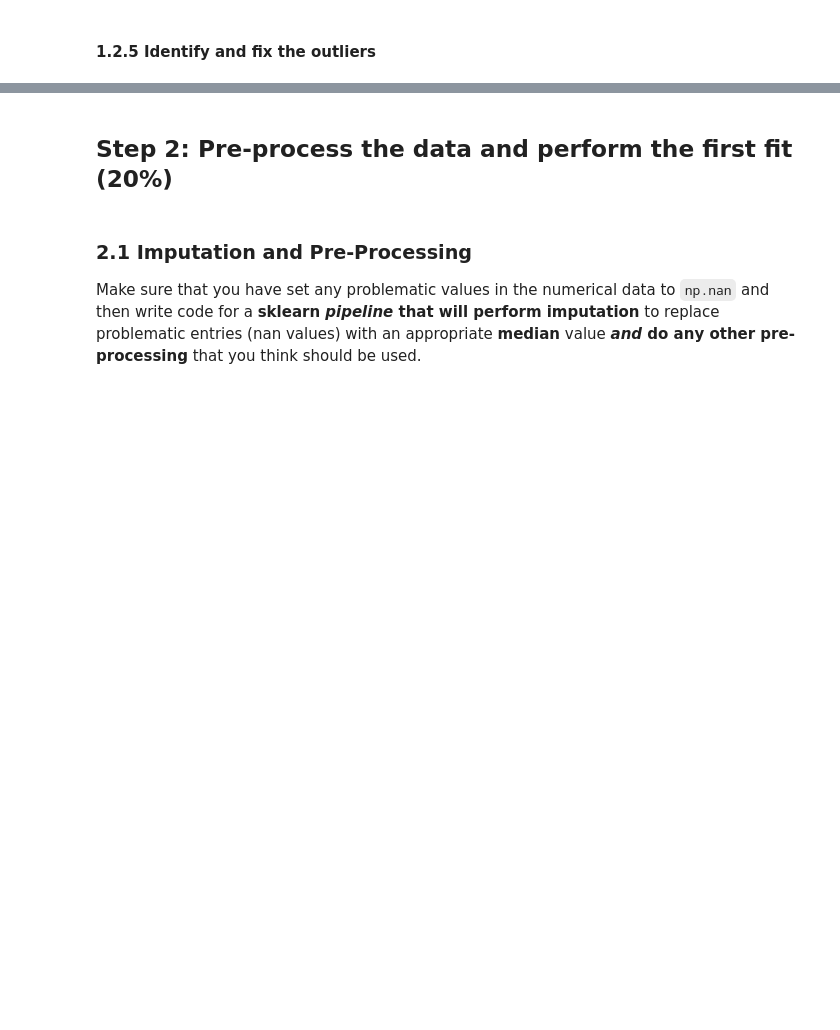
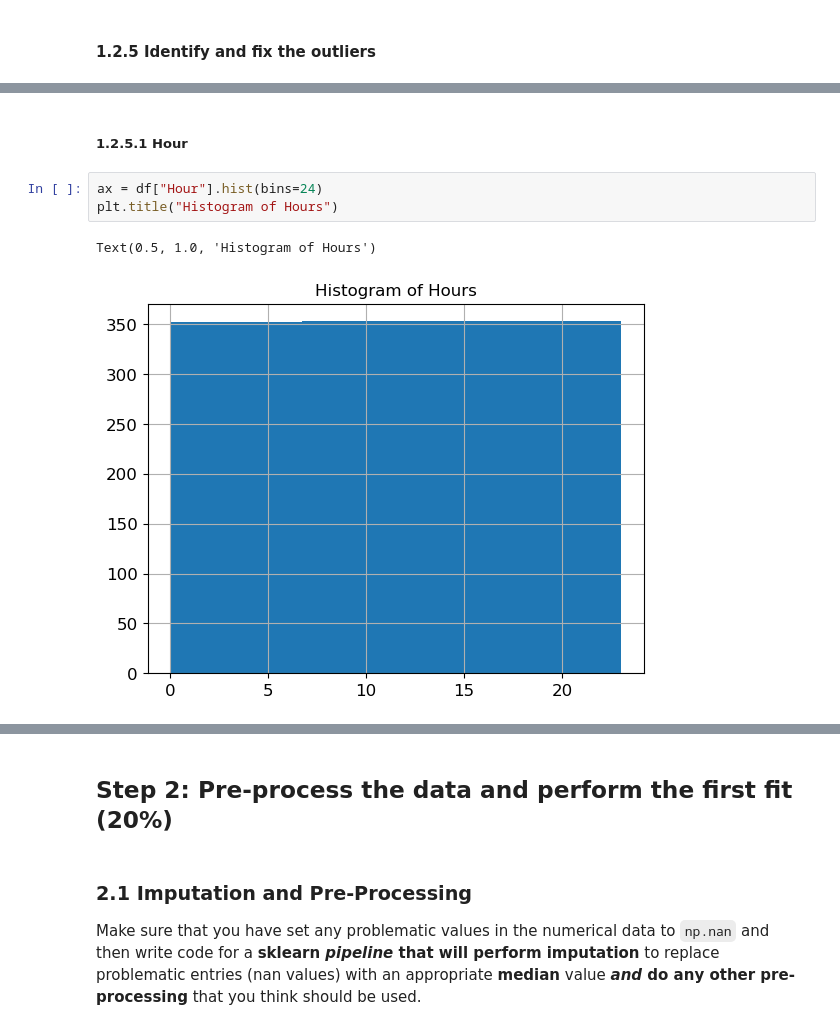
Before and after one commit to nicoataiza/CS7317-2024, a Jupyter notebook: Assignment 1/A1-template-2024.ipynb, the cells around one changed output, grey strips where cells are left out. Saved outputs shown, nothing was run; the diff lists cells and outputs as text; blank space fills up the shorter version.

```diff
--- a/Assignment 1/A1-template-2024.ipynb
+++ b/Assignment 1/A1-template-2024.ipynb
@@ -278,0 +306,8 @@ df[to_numerical] = df[to_numerical].apply(lambda x: pd.to_numeric(x, errors='coe
+# %% [markdown]
+##### 1.2.5.1 Hour
+# %%
+ax = df["Hour"].hist(bins=24)
+plt.title("Histogram of Hours")
+# %% [output]
+Text(0.5, 1.0, 'Histogram of Hours')
+[figure, added]
```
Also changed, not shown: parts of 19 cells of this notebook.
